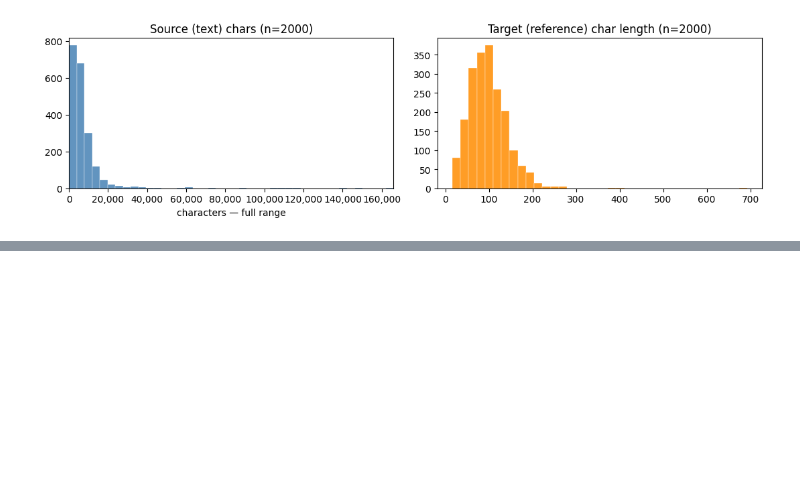
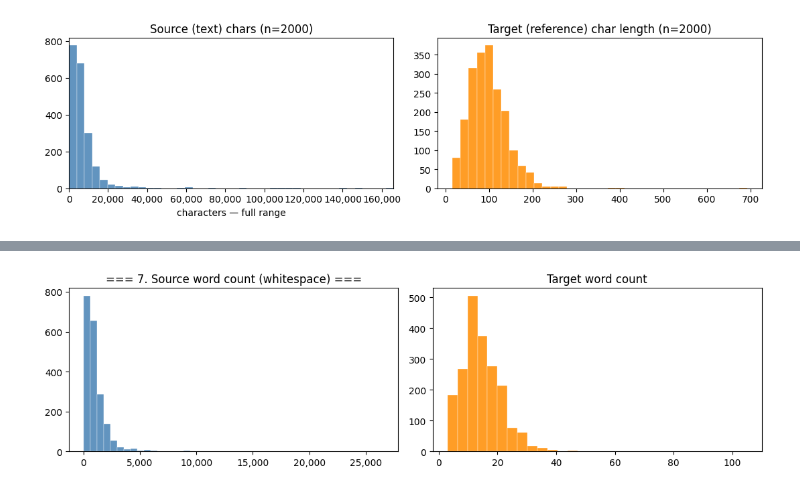
Before and after one commit to naataaniitsosie/cs474, a Jupyter notebook: notebooks/01_briefme_eda.ipynb, the cells around one changed output, grey strips where cells are left out. Saved outputs shown, nothing was run; the diff lists cells and outputs as text; code cells hidden in the pictures; blank space fills up the shorter version.

```diff
--- a/notebooks/01_briefme_eda.ipynb
+++ b/notebooks/01_briefme_eda.ipynb
@@ -185,0 +315,22 @@ Rows with length > p99: 20 (1.00%) → thin right tail
+# %%
+import matplotlib.pyplot as plt
+import numpy as np
+from matplotlib.ticker import FuncFormatter
+
+comma_ticks = FuncFormatter(lambda x, p: f"{x:,.0f}")
+
+src_words = [len((train_eda[i][SOURCE_COLUMN] or "").split()) for i in range(len(train_eda))]
+tgt_words = [len((train_eda[i][TARGET_COLUMN] or "").split()) for i in range(len(train_eda))]
+
+fig, ax = plt.subplots(1, 2, figsize=(11, 3.2))
+ax[0].hist(src_words, bins=45, color="steelblue", alpha=0.85, edgecolor="white", linewidth=0.3)
+ax[0].set_title("=== 7. Source word count (whitespace) ===")
+ax[1].hist(tgt_words, bins=30, color="darkorange", alpha=0.85, edgecolor="white", linewidth=0.3)
+ax[1].set_title("Target word count")
+for a in ax:
+    a.xaxis.set_major_formatter(comma_ticks)
+    a.yaxis.set_major_formatter(comma_ticks)
+plt.tight_layout()
+plt.show()
+# %% [output]
+[figure, added]
```
Also changed, not shown: parts of 7 cells of this notebook.
